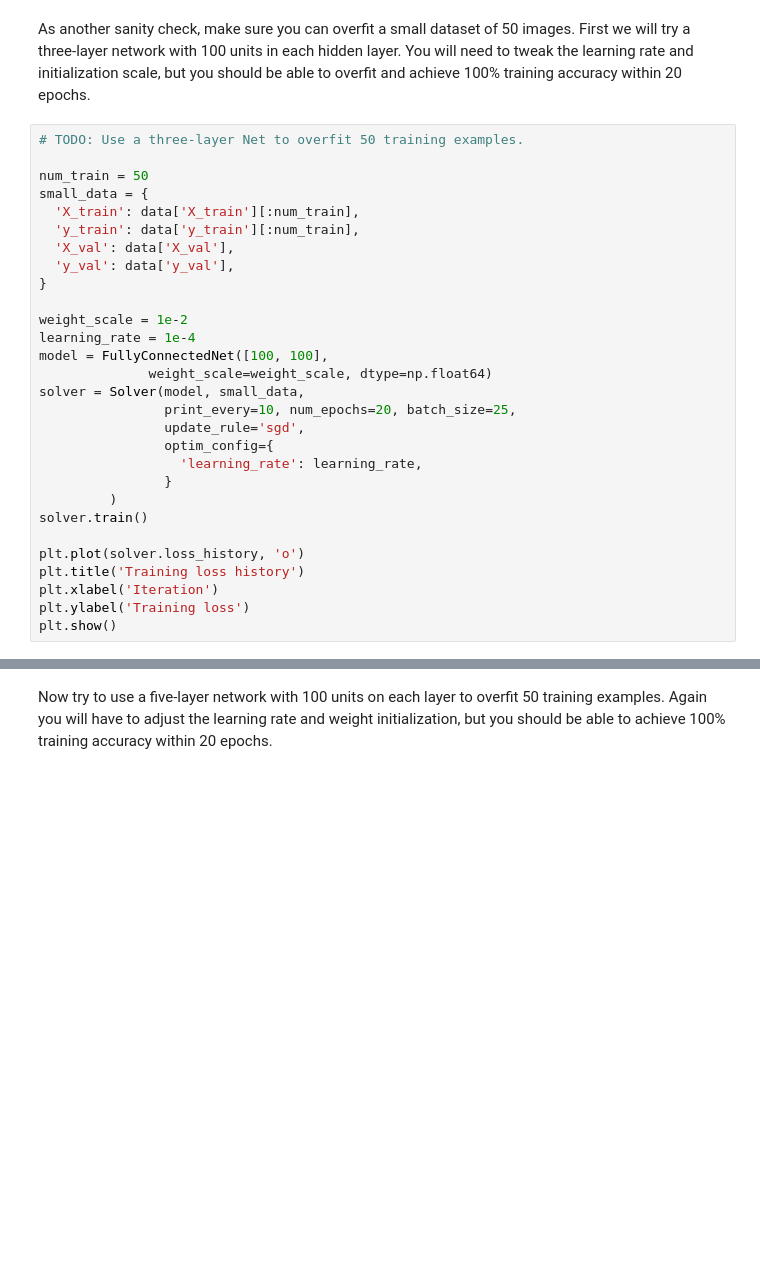
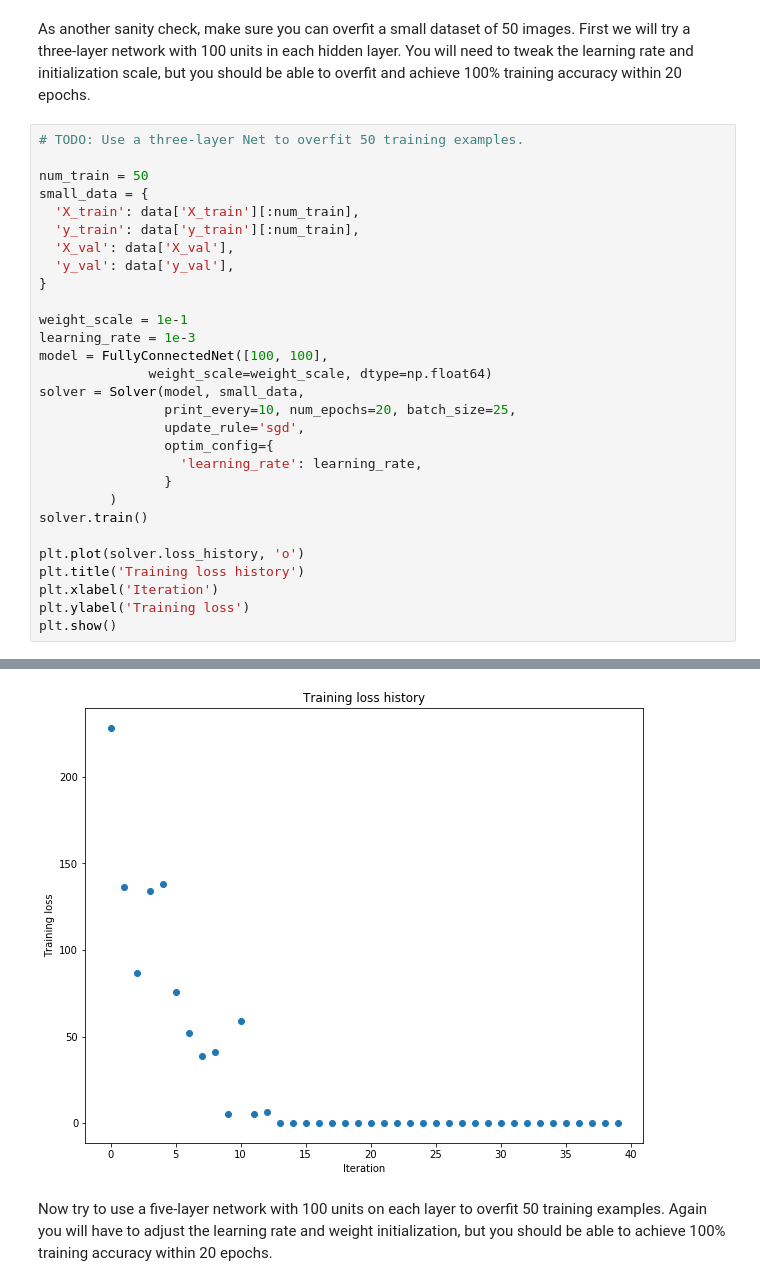
Before and after one commit to artbataev/cs231n, a Jupyter notebook: assignments2017/assignment2/1_FullyConnectedNets.ipynb, the cells around one changed output, grey strips where cells are left out. Cells and saved outputs as stored; diff of their text form; blank space fills up the shorter version.

```diff
--- a/assignments2017/assignment2/1_FullyConnectedNets.ipynb
+++ b/assignments2017/assignment2/1_FullyConnectedNets.ipynb
@@ -383,8 +422,8 @@ small_data = {
   'y_val': data['y_val'],
 }
 
-weight_scale = 1e-2
-learning_rate = 1e-4
+weight_scale = 1e-1
+learning_rate = 1e-3
 model = FullyConnectedNet([100, 100],
               weight_scale=weight_scale, dtype=np.float64)
 solver = Solver(model, small_data,
@@ -401,3 +440,4 @@ plt.title('Training loss history')
 plt.xlabel('Iteration')
 plt.ylabel('Training loss')
 plt.show()
+# %% [output]
@@ -404,3 +461,4 @@ plt.show()
+[figure, added]
 # %% [markdown]
 Now try to use a five-layer network with 100 units on each layer to overfit 50 training examples. Again you will have to adjust the learning rate and weight initialization, but you should be able to achieve 100% training accuracy within 20 epochs.
 # %%
```
Also changed, not shown: parts of 13 cells of this notebook, 2 other files.
